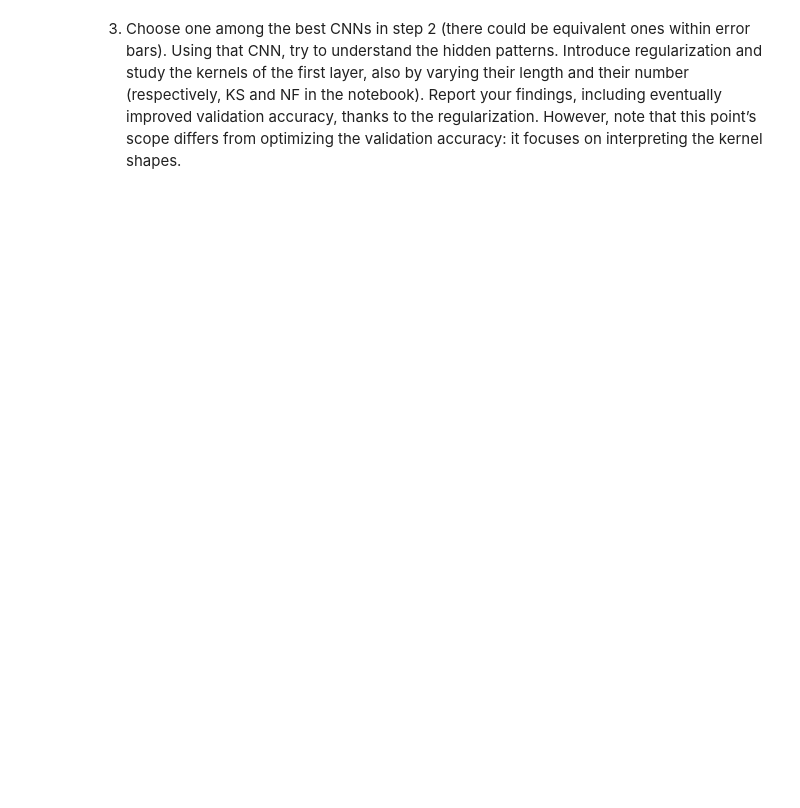
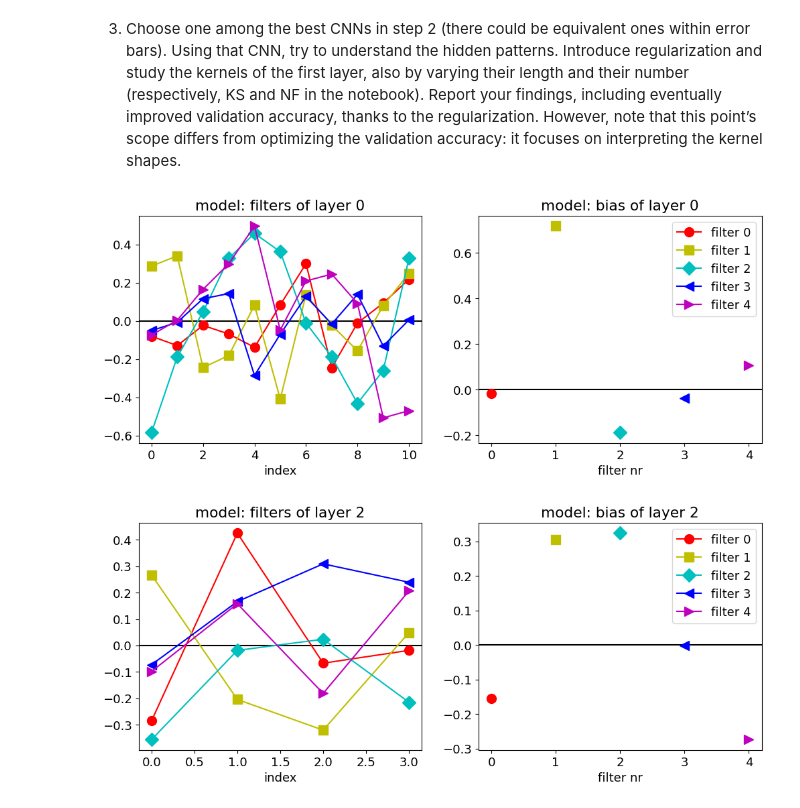
Before and after one commit to Kallo27/LCP_B, a Jupyter notebook: group2405_exercise1.ipynb, the cells around one changed output. Saved outputs shown, nothing was run; the diff lists cells and outputs as text; code cells hidden in the pictures; blank space fills up the shorter version.

```diff
--- a/group2405_exercise1.ipynb
+++ b/group2405_exercise1.ipynb
@@ -249,0 +279,44 @@ accuracy: it focuses on interpreting the kernel shapes.
+# %%
+model=build_model(KS=11)
+opt = tf.keras.optimizers.SGD() # sia Adam che SGD hanno simili barre di errore
+model.compile(loss=keras.losses.categorical_crossentropy,
+              optimizer=opt,metrics=['accuracy'])
+fit = model.fit(x_train,y_train,batch_size=BATCH_SIZE,
+                epochs=EPOCHS,
+                validation_data=(x_val, y_val),
+                verbose=0, shuffle=True)
+
+# osservare i pattern nascosti
+def Show_weights(model,l=0,label="model"):
+    c=['r','y','c','b','m','k',"gray","cyan","g"]
+    m=['o','s','D','<','>','^','+','x','d',"*"]
+    ms=10
+
+    w = model.layers[l].get_weights()[0]
+    wT=w.T
+    M=len(wT)
+    b = model.layers[l].get_weights()[1]
+
+    fig,AX=plt.subplots(1,2,figsize=(12,4.4))
+    ax=AX[0]
+    ax.axhline(0, c="k")
+    ax.plot((0,))
+    for i in range(M):
+        ax.plot(wT[i][0],"-",c=c[i%len(c)],marker=m[i%len(m)],label=str(i),markersize=ms)
+    ax.set_title(label+': filters of layer '+str(l))
+    ax.set_xlabel('index')
+    ax=AX[1]
+    ax.axhline(0, c="k")
+    for i in range(M):
+        ax.plot((i),(b[i]),c=c[i%len(c)],marker=m[i%len(m)],label="filter "+str(i),markersize=ms)
+    ax.set_title(label+': bias of layer '+str(l))
+    ax.set_xlabel('filter nr')
+    ax.set_xticks(np.arange(5))
+    ax.legend()
+    plt.show()
+
+Show_weights(model,0)
+Show_weights(model,2)
+# %% [output]
+[figure, added]
+[figure, added]
```
Also changed, not shown: parts of 7 cells of this notebook.
